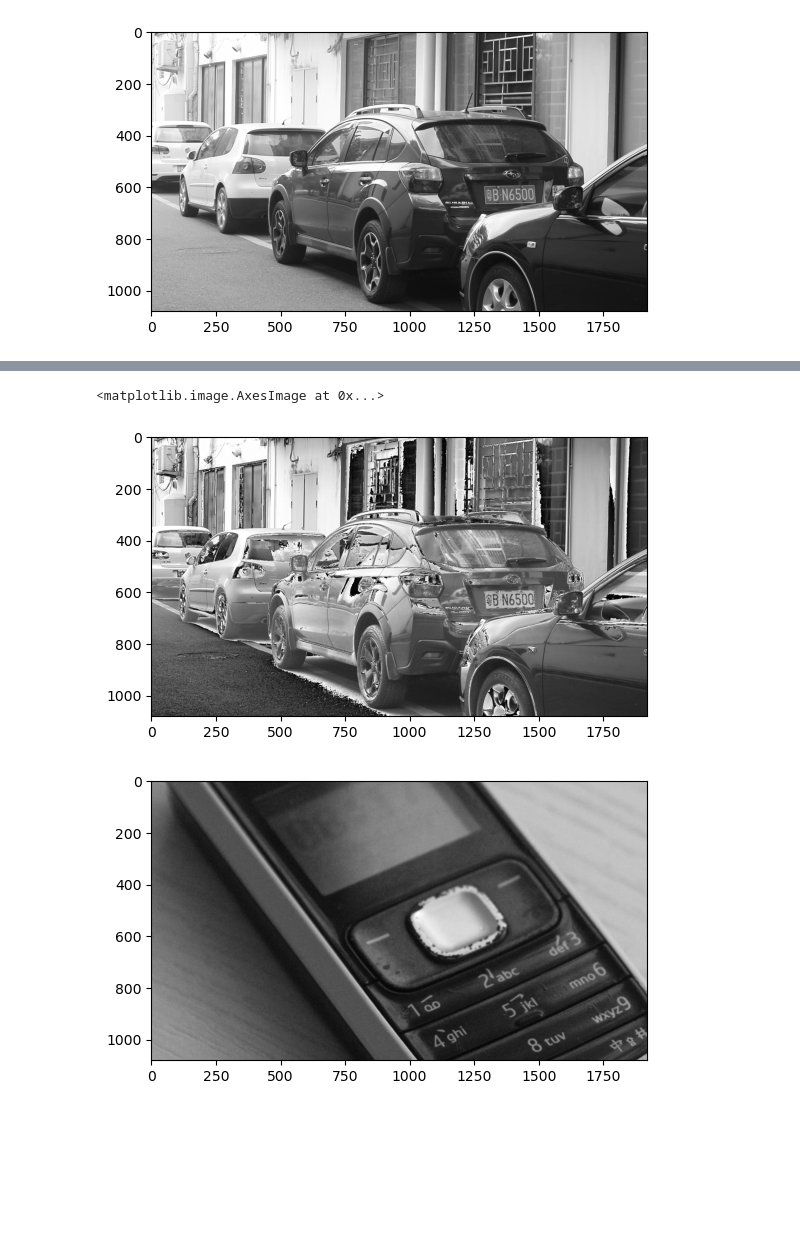
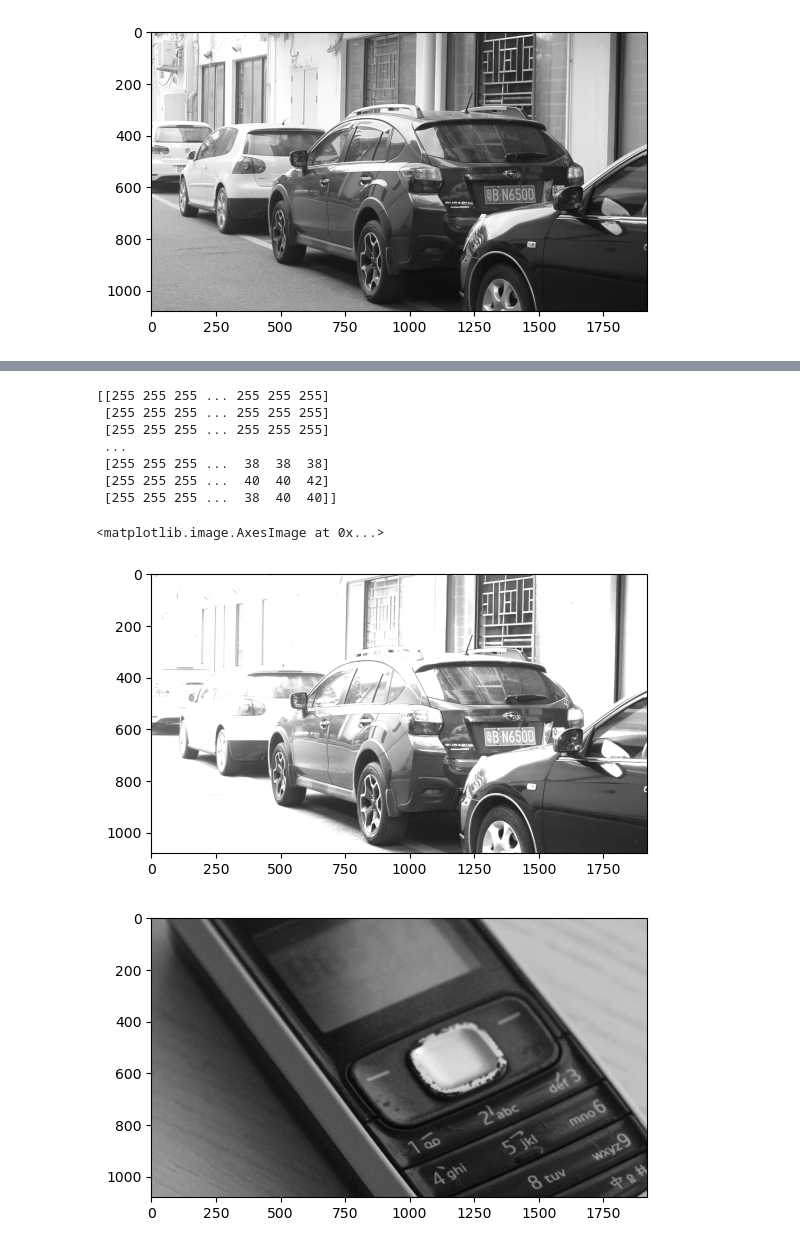
Before and after one commit to claudiodanielpc/imagenes, a Jupyter notebook: U2_1A_Claudio_Pacheco.ipynb, the cells around one changed output, grey strips where cells are left out. Drawn from its saved outputs; the diff is of its cells as text; code cells hidden in the pictures; blank space fills up the shorter version.

```diff
--- a/U2_1A_Claudio_Pacheco.ipynb
+++ b/U2_1A_Claudio_Pacheco.ipynb
@@ -26,11 +34,19 @@ plt.imshow(img2, cmap='gray')
 # %%
 #Duplicar la intensidad de los pixeles
 img3= img.copy()
-img3 = img3*2
+img3 = cv.multiply(img3,2)
+print(img3)
 plt.imshow(img3, cmap='gray')
 # %% [output]
-<matplotlib.image.AxesImage at 0x...>
+[[255 255 255 ... 255 255 255]
+ [255 255 255 ... 255 255 255]
+ [255 255 255 ... 255 255 255]
+ ...
+ [255 255 255 ...  38  38  38]
+ [255 255 255 ...  40  40  42]
+ [255 255 255 ...  38  40  40]]
+<matplotlib.image.AxesImage at 0x...>
-[figure, old version]
+[figure, new version]
 # %%
 #Suma y resta de dos imágenes distintas
 imagen1=imagen('DPP0357.TIF')
```
Also changed, not shown: parts of 14 cells of this notebook.
